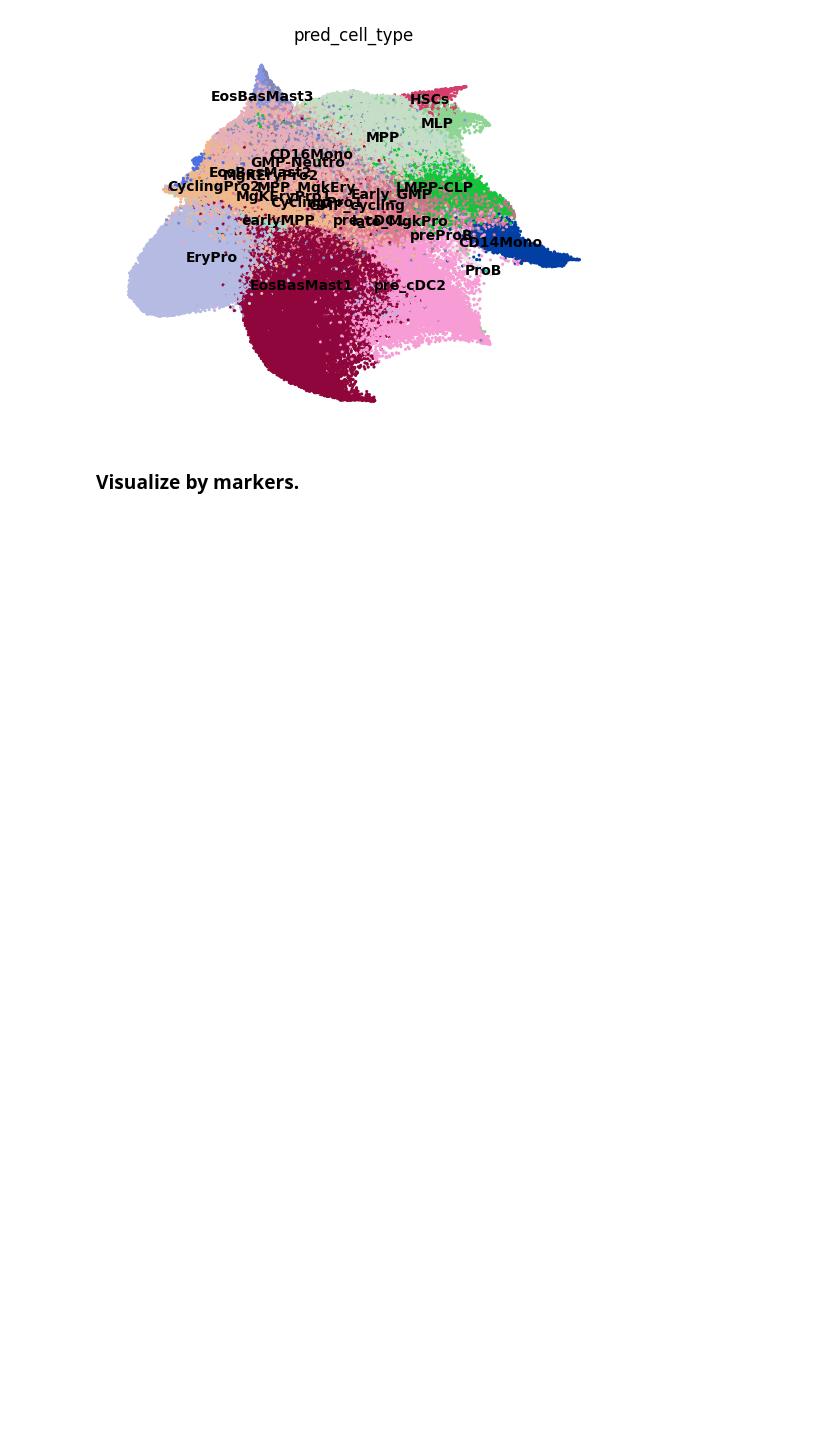
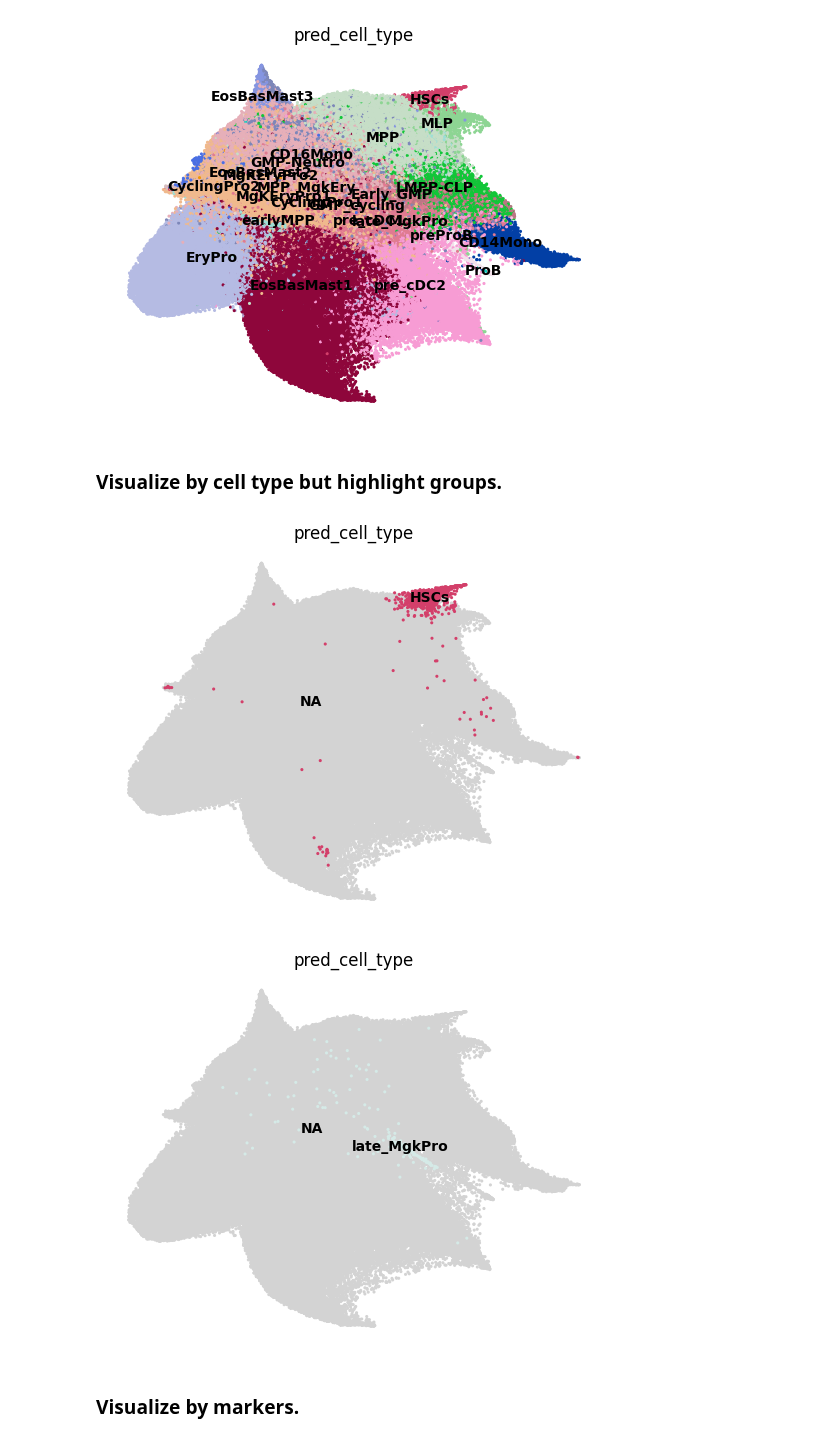
Before and after one commit to theislab/LabCompass-reproducibility, a Jupyter notebook: data_analysis/loop3/load_data.ipynb, the cells around one changed output. Saved outputs shown, nothing was run; the diff lists cells and outputs as text; code cells hidden in the pictures; blank space fills up the shorter version.

```diff
--- a/data_analysis/loop3/load_data.ipynb
+++ b/data_analysis/loop3/load_data.ipynb
@@ -127,6 +133,21 @@ sc.pl.embedding(
 )
 # %% [output]
 [figure]
+# %% [markdown]
+### Visualize by cell type but highlight groups.
+# %%
+for groups in [["HSCs"], ["late_MgkPro"]]:
+    sc.pl.embedding(
+        adata_500k, "umap", s=20,
+        color=["pred_cell_type"],
+        # color=["pred_cell_type", "FSC-A :: FSC - Area", "CD34", "CD41a", "CD14"],
+        legend_loc="on data",
+        groups=groups,
+        frameon=False,
+    )
+# %% [output]
+[figure, added]
+[figure, added]
 # %% [markdown]
 ### Visualize by markers.
 # %%
```
Also changed, not shown: parts of 12 cells of this notebook.
